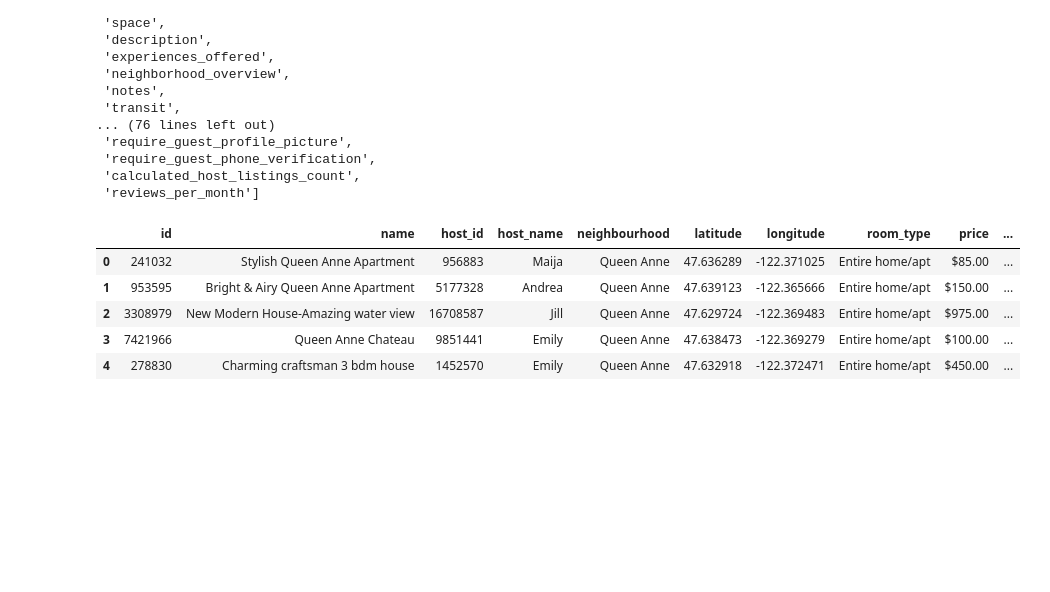
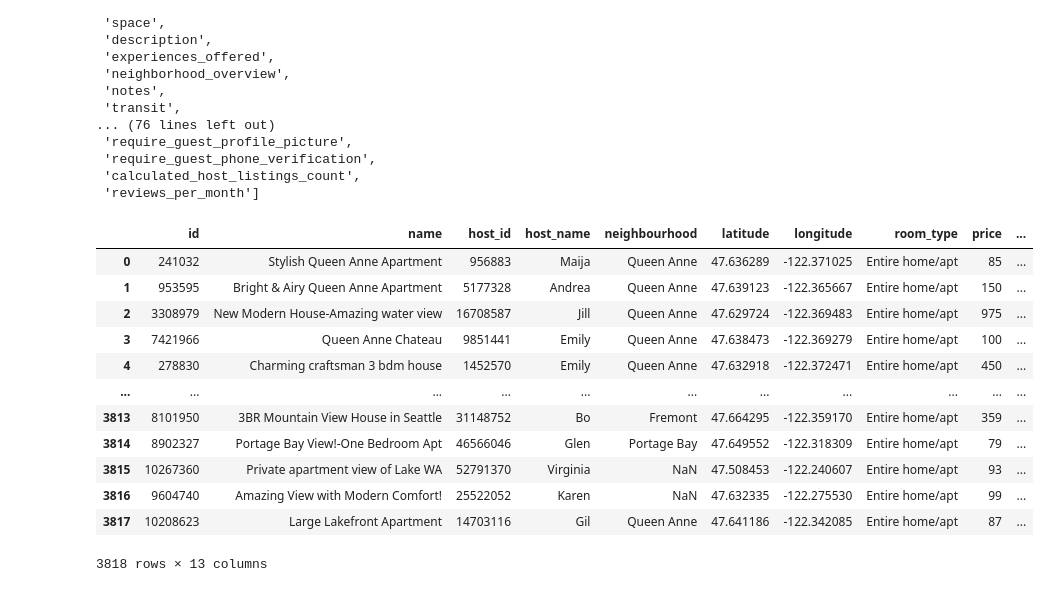
Before and after one commit to dwaehner27/visualization, a Jupyter notebook: data_cleaning.ipynb, the cells around one changed output. Drawn from its saved outputs; the diff is of its cells as text; code cells hidden in the pictures; blank space fills up the shorter version.

```diff
--- a/data_cleaning.ipynb
+++ b/data_cleaning.ipynb
@@ -117,11 +157,18 @@ list(seattle_df.columns)
  'reviews_per_month']
 # %%
 seatle_clean = seattle_df[["id","name","host_id","host_name","neighbourhood","latitude","longitude","room_type","price","minimum_nights","number_of_reviews","last_review","availability_365"]]
-seatle_clean.head()
+seatle_clean
 # %% [output]
 |  | id | name | host_id | host_name | neighbourhood | latitude | longitude | room_type | price | ... |
-| 0 | 241032 | Stylish Queen Anne Apartment | 956883 | Maija | Queen Anne | 47.636289 | -122.371025 | Entire home/apt | $85.00 | ... |
-| 1 | 953595 | Bright & Airy Queen Anne Apartment | 5177328 | Andrea | Queen Anne | 47.639123 | -122.365666 | Entire home/apt | $150.00 | ... |
-| 2 | 3308979 | New Modern House-Amazing water view | 16708587 | Jill | Queen Anne | 47.629724 | -122.369483 | Entire home/apt | $975.00 | ... |
-| 3 | 7421966 | Queen Anne Chateau | 9851441 | Emily | Queen Anne | 47.638473 | -122.369279 | Entire home/apt | $100.00 | ... |
-| 4 | 278830 | Charming craftsman 3 bdm house | 1452570 | Emily | Queen Anne | 47.632918 | -122.372471 | Entire home/apt | $450.00 | ... |
+| 0 | 241032 | Stylish Queen Anne Apartment | 956883 | Maija | Queen Anne | 47.636289 | -122.371025 | Entire home/apt | 85 | ... |
+| 1 | 953595 | Bright & Airy Queen Anne Apartment | 5177328 | Andrea | Queen Anne | 47.639123 | -122.365667 | Entire home/apt | 150 | ... |
+| 2 | 3308979 | New Modern House-Amazing water view | 16708587 | Jill | Queen Anne | 47.629724 | -122.369483 | Entire home/apt | 975 | ... |
+| 3 | 7421966 | Queen Anne Chateau | 9851441 | Emily | Queen Anne | 47.638473 | -122.369279 | Entire home/apt | 100 | ... |
+| 4 | 278830 | Charming craftsman 3 bdm house | 1452570 | Emily | Queen Anne | 47.632918 | -122.372471 | Entire home/apt | 450 | ... |
+| ... | ... | ... | ... | ... | ... | ... | ... | ... | ... | ... |
+| 3813 | 8101950 | 3BR Mountain View House in Seattle | 31148752 | Bo | Fremont | 47.664295 | -122.359170 | Entire home/apt | 359 | ... |
+| 3814 | 8902327 | Portage Bay View!-One Bedroom Apt | 46566046 | Glen | Portage Bay | 47.649552 | -122.318309 | Entire home/apt | 79 | ... |
+| 3815 | 10267360 | Private apartment view of Lake WA | 52791370 | Virginia | NaN | 47.508453 | -122.240607 | Entire home/apt | 93 | ... |
+| 3816 | 9604740 | Amazing View with Modern Comfort! | 25522052 | Karen | NaN | 47.632335 | -122.275530 | Entire home/apt | 99 | ... |
+| 3817 | 10208623 | Large Lakefront Apartment | 14703116 | Gil | Queen Anne | 47.641186 | -122.342085 | Entire home/apt | 87 | ... |
+3818 rows × 13 columns
```
Also changed, not shown: parts of 7 cells of this notebook, 10 other files.
